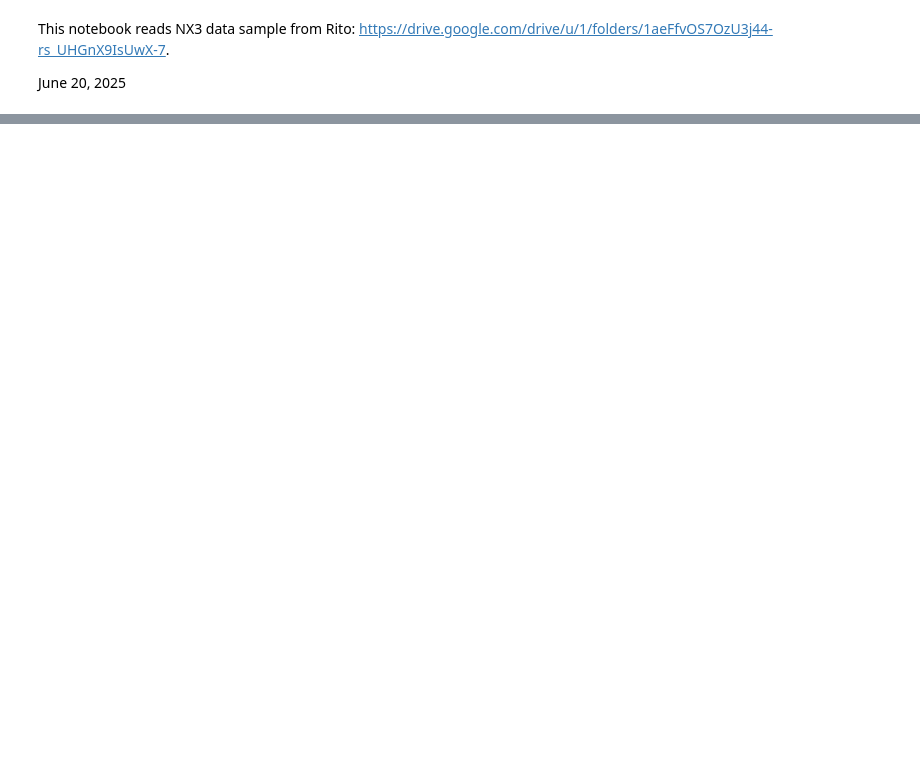
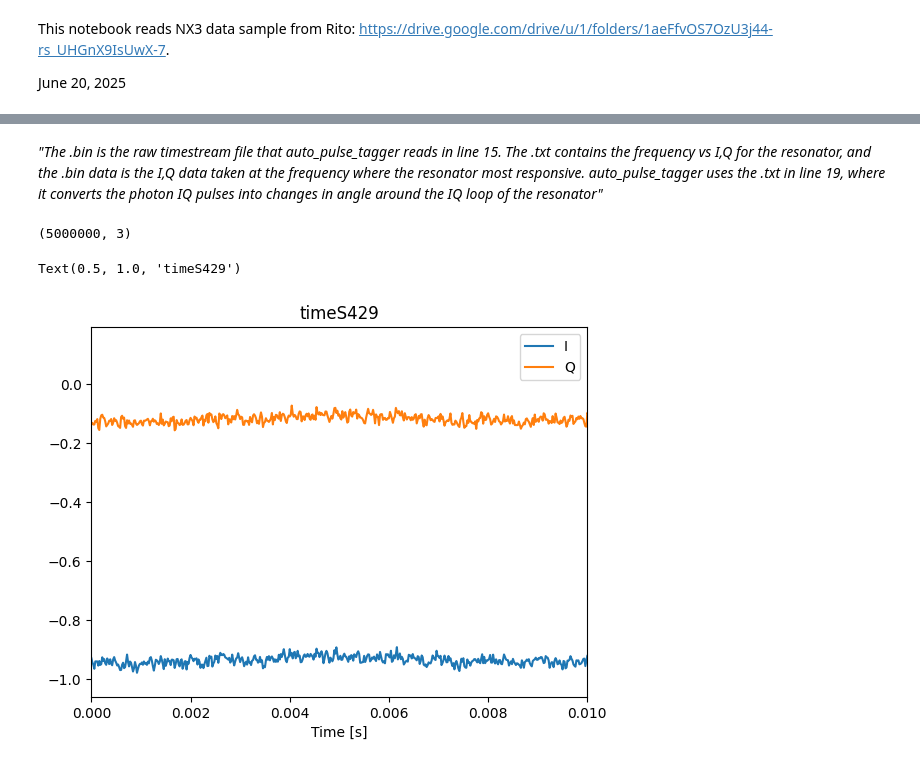
Before and after one commit to FaroutYLq/axioph, a Jupyter notebook: QUALIPHIDE/waveform_reader/read_nx3.ipynb, the cells around one changed output, grey strips where cells are left out. Cells and saved outputs as stored; diff of their text form; code cells hidden in the pictures; blank space fills up the shorter version.

```diff
--- a/QUALIPHIDE/waveform_reader/read_nx3.ipynb
+++ b/QUALIPHIDE/waveform_reader/read_nx3.ipynb
@@ -75,0 +79,29 @@ plt.legend()
+# %% [markdown]
+*"The .bin is the raw timestream file that auto_pulse_tagger reads in line 15. The .txt contains the frequency vs I,Q for the resonator, and the .bin data is the I,Q data taken at the frequency where the resonator most responsive. auto_pulse_tagger uses the .txt in line 19, where it converts the photon IQ pulses into changes in angle around the IQ loop of the resonator"*
+# %%
+filenum = "timeS429.bin"
+a = eConvertLVBinS(filenum)
+
+tt = a[:, 0]    # Time vector (1st column)
+I = a[:, 1]     # I-channel data (2nd column)
+Q = a[:, 2]     # Q-channel data (3rd column)
+
+fs = 1 / np.mean(np.diff(tt))  # Calculate sampling frequency
+dt = 1 / fs
+Z_ts_raw = I + 1j * Q          # Create complex signal
+
+np.save(filenum[:-4]+".npy", Z_ts_raw)
+# %%
+np.shape(a)
+# %% [output]
+(5000000, 3)
+# %%
+plt.plot(tt, I, label="I")
+plt.plot(tt, Q, label="Q")
+plt.xlabel("Time [s]")
+plt.xlim(0, 0.01)
+plt.legend()
+plt.title(filenum[:-4])
+# %% [output]
+Text(0.5, 1.0, 'timeS429')
+[figure, added]
```
Also changed, not shown: parts of 9 cells of this notebook, 2 other files.
